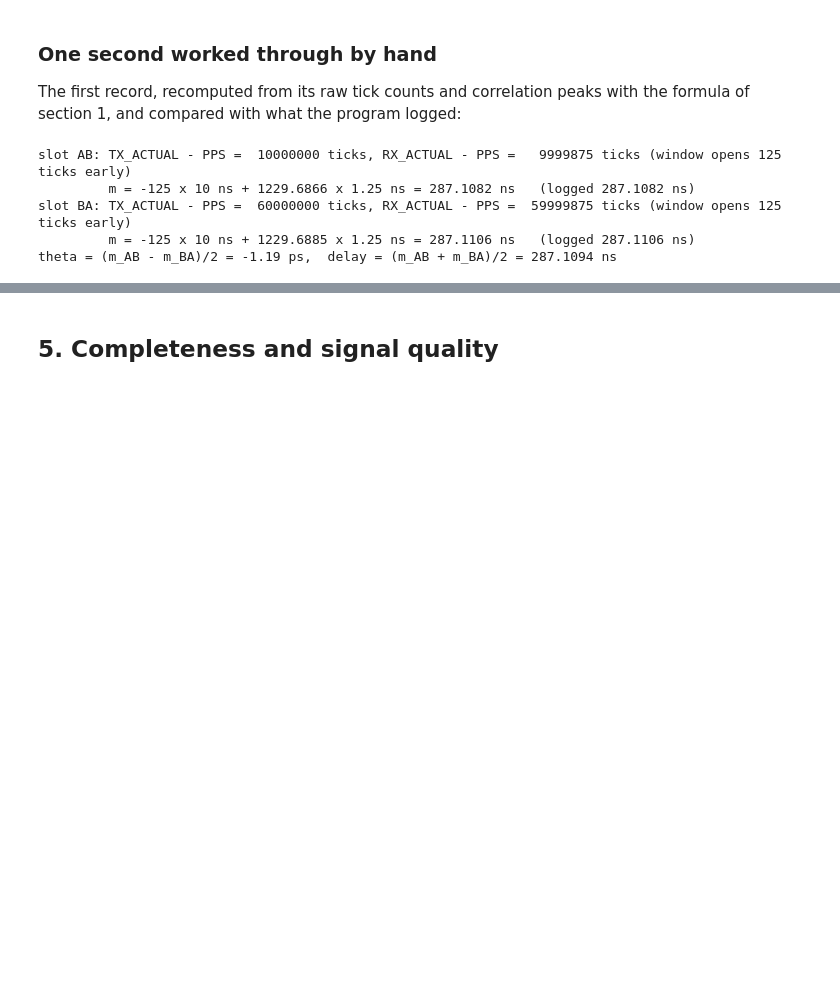
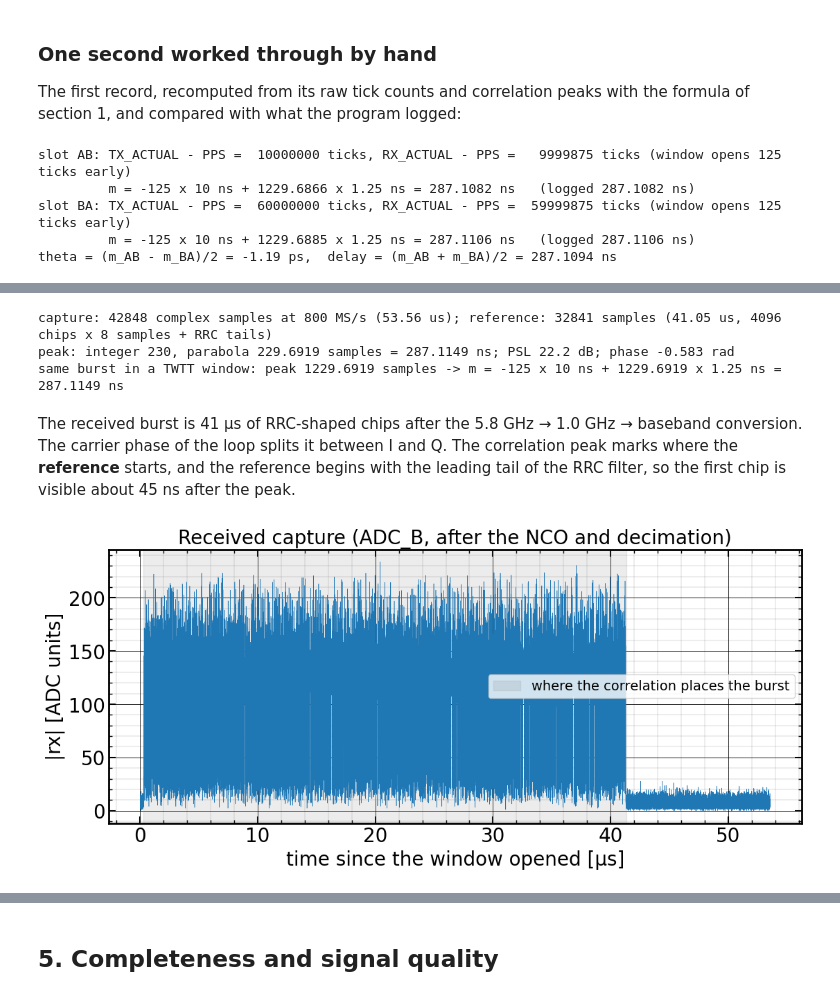
Before and after one commit to felipe-mazzi/PRN, a Jupyter notebook: TWTT_selftest_Oct_27.ipynb, the cells around one changed output, grey strips where cells are left out. Drawn from its saved outputs; the diff is of its cells as text; code cells hidden in the pictures; blank space fills up the shorter version.

```diff
--- a/TWTT_selftest_Oct_27.ipynb
+++ b/TWTT_selftest_Oct_27.ipynb
@@ -176,0 +185,39 @@ theta = (m_AB - m_BA)/2 = -1.19 ps,  delay = (m_AB + m_BA)/2 = 287.1094 ns
+# %%
+import importlib.util, sys
+spec = importlib.util.spec_from_file_location(
+    "correlator", "rf_clock_board/reference/rf_clock_v1.3.0.8/src/rf_clock/correlator.py")
+correlator = importlib.util.module_from_spec(spec)
+sys.modules["correlator"] = correlator        # its dataclass needs the module registered
+spec.loader.exec_module(correlator)
+
+cap = np.load(LOGS / "m3_capture_20261027_232357.npz")
+rx, ref = cap["rx"].astype(np.complex128), cap["ref"]
+FS = 800e6
+corr = correlator.correlate(rx, ref)
+pk = correlator.find_peak(corr)
+mag = np.abs(corr)
+side = mag.copy(); side[max(0, pk.integer_index - 16): pk.integer_index + 17] = 0
+print(f"capture: {rx.size} complex samples at 800 MS/s ({rx.size / FS * 1e6:.2f} us); reference: {ref.size} samples "
+      f"({ref.size / FS * 1e6:.2f} us, 4096 chips x 8 samples + RRC tails)")
+print(f"peak: integer {pk.integer_index}, parabola {pk.index:.4f} samples = {pk.index * 1.25:.4f} ns; "
+      f"PSL {pk.peak_to_sidelobe_db:.1f} dB; phase {pk.phase:+.3f} rad")
+print(f"same burst in a TWTT window: peak {pk.index + 1000:.4f} samples -> m = -125 x 10 ns + "
+      f"{pk.index + 1000:.4f} x 1.25 ns = {-1250 + (pk.index + 1000) * 1.25:.4f} ns")
+# %% [output]
+capture: 42848 complex samples at 800 MS/s (53.56 us); reference: 32841 samples (41.05 us, 4096 chips x 8 samples + RRC tails)
+peak: integer 230, parabola 229.6919 samples = 287.1149 ns; PSL 22.2 dB; phase -0.583 rad
+same burst in a TWTT window: peak 1229.6919 samples -> m = -125 x 10 ns + 1229.6919 x 1.25 ns = 287.1149 ns
+# %% [markdown]
+The received burst is 41 µs of RRC-shaped chips after the 5.8 GHz → 1.0 GHz → baseband conversion. The carrier phase of the loop splits it between I and Q. The correlation peak marks where the **reference** starts, and the reference begins with the leading tail of the RRC filter, so the first chip is visible about 45 ns after the peak.
+# %%
+t_us = np.arange(rx.size) / FS * 1e6
+fig, ax = plt.subplots(1, 1, figsize=(11, 5), layout='constrained')
+ax.plot(t_us, np.abs(rx), lw=0.4, color="tab:blue")
+ax.axvspan(pk.index / FS * 1e6, (pk.index + ref.size) / FS * 1e6, color="grey", alpha=0.15,
+           label="where the correlation places the burst")
+ax.set_xlabel("time since the window opened [µs]"); ax.set_ylabel("|rx| [ADC units]")
+ax.set_title("Received capture (ADC_B, after the NCO and decimation)", fontsize=20)
+ax.legend(fontsize=14, loc="center right"); grids(ax)
+fig.savefig(FIG / "capture.png", dpi=150); plt.show()
+# %% [output]
+[figure, added]
```
Also changed, not shown: parts of 5 cells of this notebook, 4 other files.
